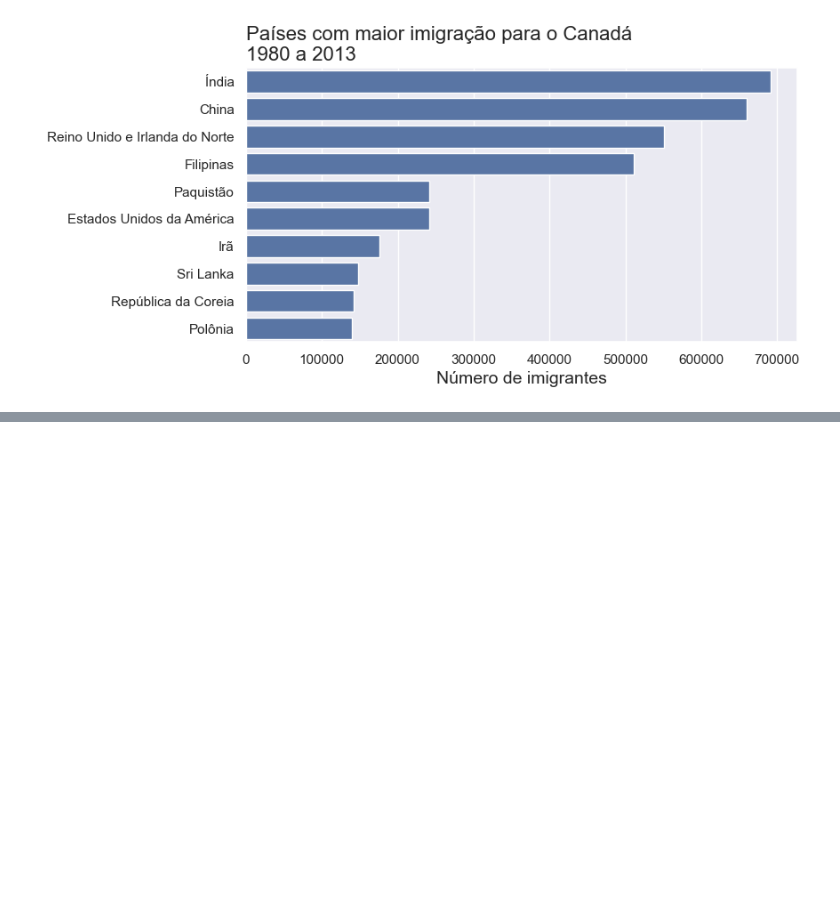
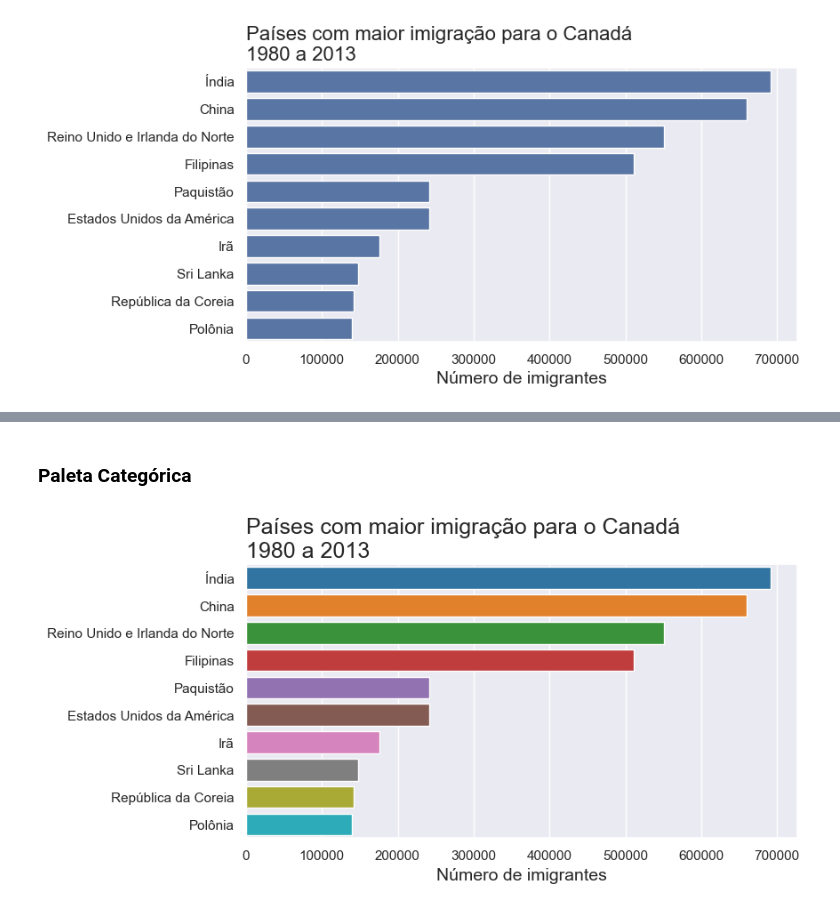
Before and after one commit to biellrodri/data-science-alura, a Jupyter notebook: Pandas/projeto-imigracao/tendencia_imigracao_canada.ipynb, the cells around one changed output, grey strips where cells are left out. Saved outputs shown, nothing was run; the diff lists cells and outputs as text; code cells hidden in the pictures; blank space fills up the shorter version.

```diff
--- a/Pandas/projeto-imigracao/tendencia_imigracao_canada.ipynb
+++ b/Pandas/projeto-imigracao/tendencia_imigracao_canada.ipynb
@@ -538,0 +567,6 @@ plt.show()
+# %% [markdown]
+### **Paleta Categórica**
+# %%
+gerar_grafico_paleta('tab10')
+# %% [output]
+[figure, added]
```
Also changed, not shown: parts of 12 cells of this notebook.
